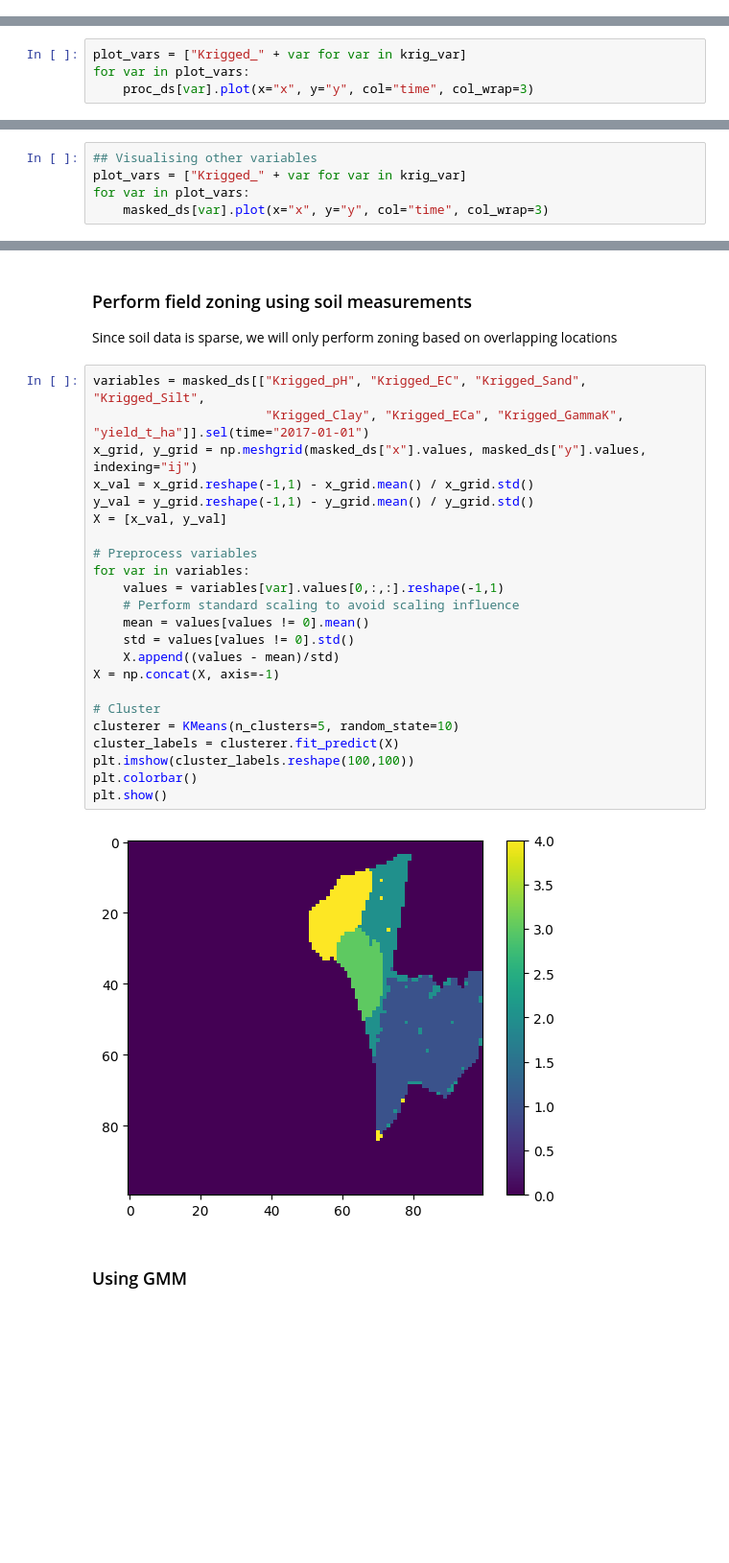
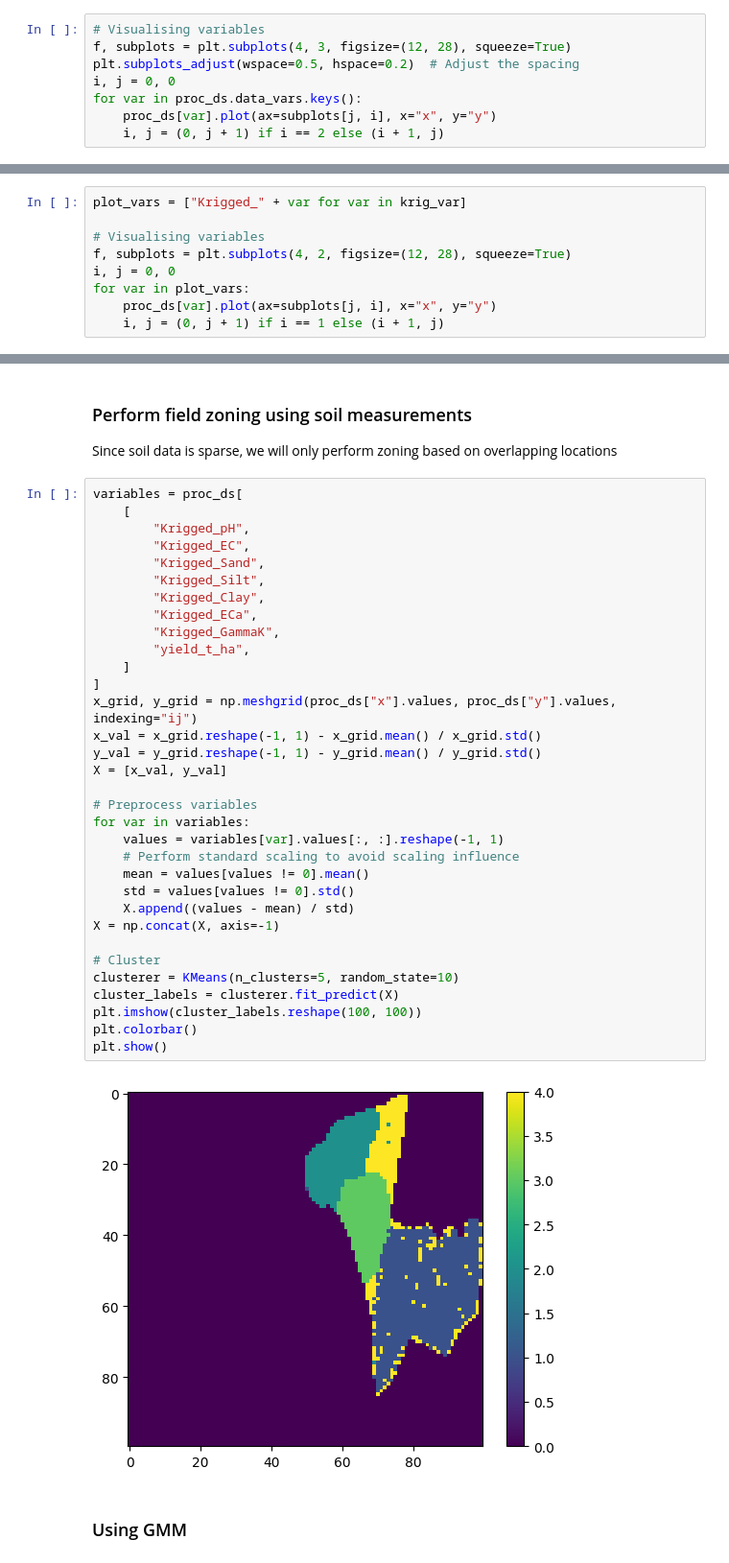
Before and after one commit to aus-plant-phenomics-network/mccn-case-studies, a Jupyter notebook: Case 7/MCCN-CASE 7 scenario 1.ipynb, the cells around one changed output, grey strips where cells are left out. Shown at 96% size. Saved outputs shown, nothing was run; the diff lists cells and outputs as text; blank space fills up the shorter version.

```diff
--- a/Case 7/MCCN-CASE 7 scenario 1.ipynb
+++ b/Case 7/MCCN-CASE 7 scenario 1.ipynb
@@ -136,0 +141,8 @@ proc_ds["pH"].plot(x="x", y="y", col="time", col_wrap=3)
+# %%
+# Visualising variables
+f, subplots = plt.subplots(4, 3, figsize=(12, 28), squeeze=True)
+plt.subplots_adjust(wspace=0.5, hspace=0.2)  # Adjust the spacing
+i, j = 0, 0
+for var in proc_ds.data_vars.keys():
+    proc_ds[var].plot(ax=subplots[j, i], x="x", y="y")
+    i, j = (0, j + 1) if i == 2 else (i + 1, j)
@@ -156,6 +175,11 @@ for var in krig_var:
         proc_ds["Krigged_" + var] = proc_ds["Krigged_" + var].where(mask.squeeze(), 0)
 # %%
 plot_vars = ["Krigged_" + var for var in krig_var]
+
+# Visualising variables
+f, subplots = plt.subplots(4, 2, figsize=(12, 28), squeeze=True)
+i, j = 0, 0
 for var in plot_vars:
-    proc_ds[var].plot(x="x", y="y", col="time", col_wrap=3)
+    proc_ds[var].plot(ax=subplots[j, i], x="x", y="y")
+    i, j = (0, j + 1) if i == 1 else (i + 1, j)
 # %% [output]
@@ -176,5 +186,0 @@ masked_ds = proc_ds.where(mask.squeeze() != 0, 0)
-# %%
-## Visualising other variables
-plot_vars = ["Krigged_" + var for var in krig_var]
-for var in plot_vars:
-    masked_ds[var].plot(x="x", y="y", col="time", col_wrap=3)
@@ -223,30 +201,40 @@ plt.show()
 
 Since soil data is sparse, we will only perform zoning based on overlapping locations
 # %%
-variables = masked_ds[["Krigged_pH", "Krigged_EC", "Krigged_Sand", "Krigged_Silt",
-                       "Krigged_Clay", "Krigged_ECa", "Krigged_GammaK", "yield_t_ha"]].sel(time="2017-01-01")
-x_grid, y_grid = np.meshgrid(masked_ds["x"].values, masked_ds["y"].values, indexing="ij")
-x_val = x_grid.reshape(-1,1) - x_grid.mean() / x_grid.std()
-y_val = y_grid.reshape(-1,1) - y_grid.mean() / y_grid.std()
+variables = proc_ds[
+    [
+        "Krigged_pH",
+        "Krigged_EC",
+        "Krigged_Sand",
+        "Krigged_Silt",
+        "Krigged_Clay",
+        "Krigged_ECa",
+        "Krigged_GammaK",
+        "yield_t_ha",
+    ]
+]
+x_grid, y_grid = np.meshgrid(proc_ds["x"].values, proc_ds["y"].values, indexing="ij")
+x_val = x_grid.reshape(-1, 1) - x_grid.mean() / x_grid.std()
+y_val = y_grid.reshape(-1, 1) - y_grid.mean() / y_grid.std()
 X = [x_val, y_val]
 
 # Preprocess variables
 for var in variables:
-    values = variables[var].values[0,:,:].reshape(-1,1)
+    values = variables[var].values[:, :].reshape(-1, 1)
     # Perform standard scaling to avoid scaling influence
     mean = values[values != 0].mean()
     std = values[values != 0].std()
-    X.append((values - mean)/std)
+    X.append((values - mean) / std)
 X = np.concat(X, axis=-1)
 
 # Cluster
 clusterer = KMeans(n_clusters=5, random_state=10)
 cluster_labels = clusterer.fit_predict(X)
-plt.imshow(cluster_labels.reshape(100,100))
+plt.imshow(cluster_labels.reshape(100, 100))
 plt.colorbar()
 plt.show()
 # %% [output]
-[figure, old version]
+[figure, new version]
 # %% [markdown]
 ### Using GMM
 # %%
```
Also changed, not shown: parts of 26 cells of this notebook, 12 other files.
